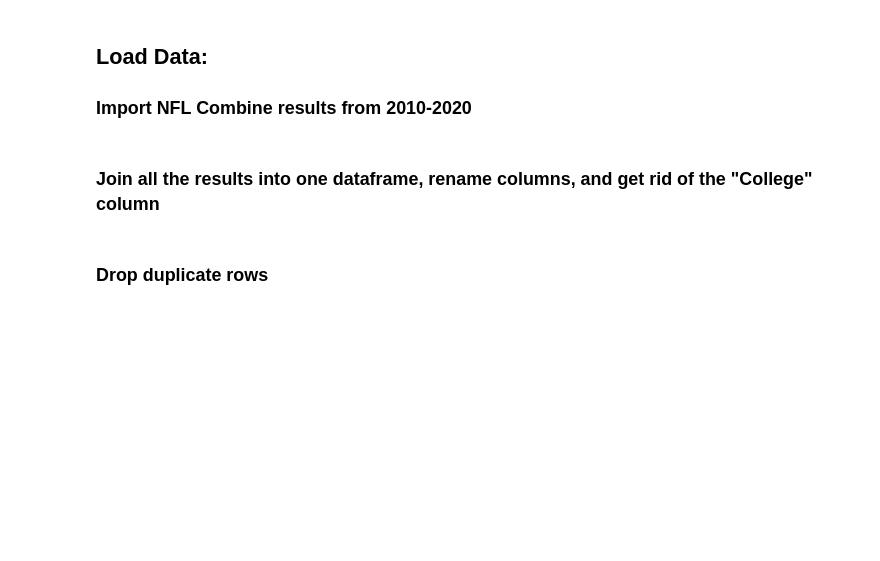
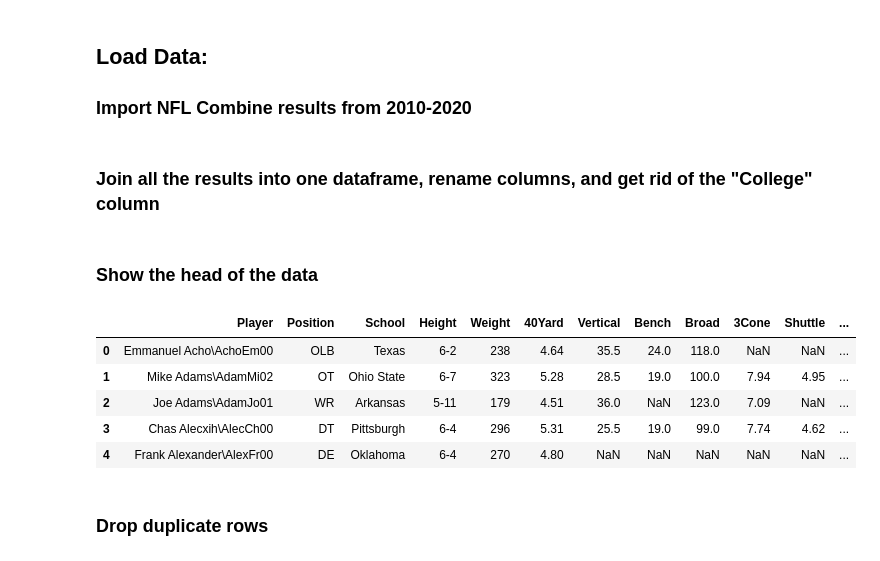
Before and after one commit to b-gar/NFL-Combine, a Jupyter notebook: combine.ipynb, the cells around one changed output. Saved outputs shown, nothing was run; the diff lists cells and outputs as text; code cells hidden in the pictures; blank space fills up the shorter version.

Commit message:
added printout of data head

```diff
--- a/combine.ipynb
+++ b/combine.ipynb
@@ -39,6 +39,17 @@ df = pd.concat([combine12,combine13,combine14,combine15,combine16,combine17,comb
 df.columns = ['Player', 'Position', 'School', 'College', 'Height', 'Weight', '40Yard', 'Vertical',
               'Bench', 'Broad', '3Cone', 'Shuttle', 'Drafted']
 del df['College']
+# %% [markdown]
+### Show the head of the data
+# %%
+df.head()
+# %% [output]
+|  | Player | Position | School | Height | Weight | 40Yard | Vertical | Bench | Broad | 3Cone | Shuttle | ... |
+| 0 | Emmanuel Acho\AchoEm00 | OLB | Texas | 6-2 | 238 | 4.64 | 35.5 | 24.0 | 118.0 | NaN | NaN | ... |
+| 1 | Mike Adams\AdamMi02 | OT | Ohio State | 6-7 | 323 | 5.28 | 28.5 | 19.0 | 100.0 | 7.94 | 4.95 | ... |
+| 2 | Joe Adams\AdamJo01 | WR | Arkansas | 5-11 | 179 | 4.51 | 36.0 | NaN | 123.0 | 7.09 | NaN | ... |
+| 3 | Chas Alecxih\AlecCh00 | DT | Pittsburgh | 6-4 | 296 | 5.31 | 25.5 | 19.0 | 99.0 | 7.74 | 4.62 | ... |
+| 4 | Frank Alexander\AlexFr00 | DE | Oklahoma | 6-4 | 270 | 4.80 | NaN | NaN | NaN | NaN | NaN | ... |
 # %% [markdown]
 ### Drop duplicate rows
 # %%
```
